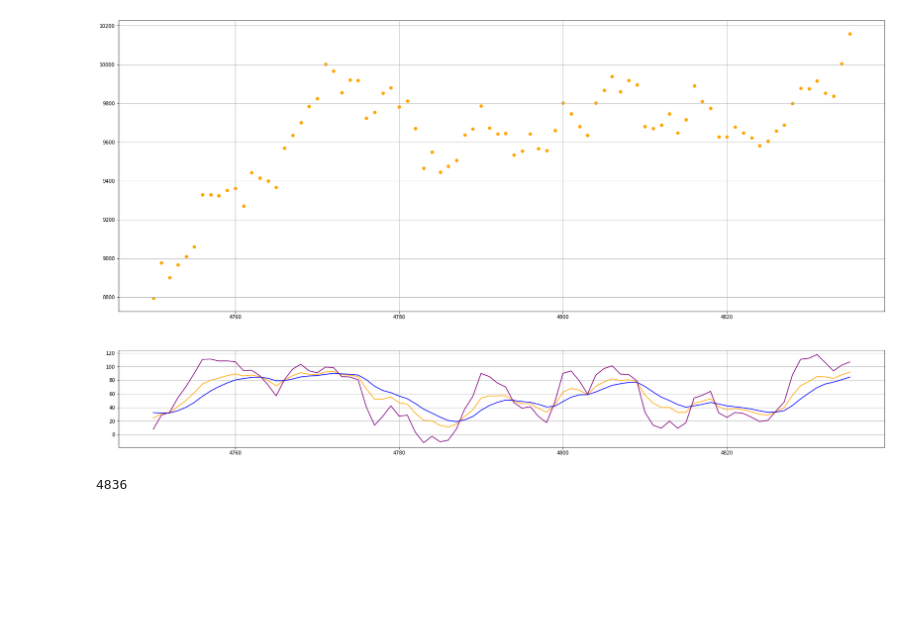
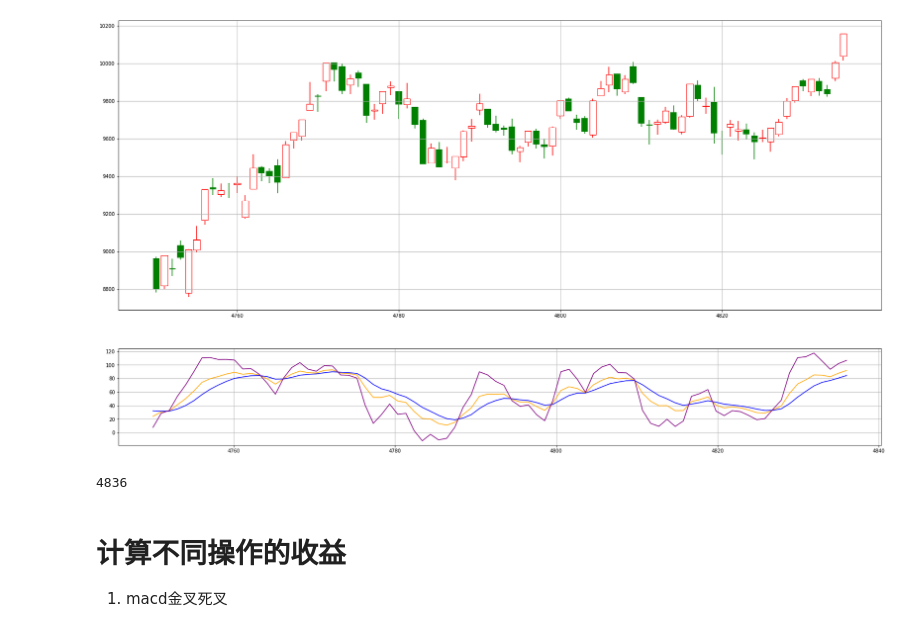
Before and after one commit to JohnCrash/stock, a Jupyter notebook: jupyter/stock-4.ipynb, the cells around one changed output. Drawn from its saved outputs; the diff is of its cells as text; code cells hidden in the pictures; blank space fills up the shorter version.

```diff
--- a/jupyter/stock-4.ipynb
+++ b/jupyter/stock-4.ipynb
@@ -74,6 +74,19 @@ def ma(k,n):
 # %%
 c,kline = loadKline('SZ399001')
 # %%
+"""绘制k线图"""
+def plotK(axs,k,bi,ei):
+    for i in range(bi,ei):
+        if k[i,1]>k[i,4]:
+            c = 'green'
+        else:
+            c = 'red'
+        axs.vlines(i,k[i,3],k[i,2],color=c,zorder=0)
+        if k[i,1]>k[i,4]:
+            axs.broken_barh([(i-0.4,0.8)],(k[i,1],k[i,4]-k[i,1]+1),facecolor=c,zorder=1)
+        else:
+            axs.broken_barh([(i-0.4,0.8)],(k[i,1],k[i,4]-k[i,1]+1),facecolor="white",edgecolor=c,zorder=1)
+
 def showMA(k,ma,bi,ei):
     x = np.linspace(bi,ei,ei-bi+1)
     plt.plot(x,k[bi:ei+1,6],label="ma5",color='red')
@@ -89,22 +102,26 @@ def showKDJ(k,kdj,bi,ei):
     heights = [3,1]
     gs_kw = dict(width_ratios=widths, height_ratios=heights)
     fig, axs = plt.subplots(2, 1, figsize=(28, 16),gridspec_kw = gs_kw)
-    x = np.linspace(bi,ei,ei-bi+1)
+    x = np.linspace(bi,ei,ei-bi)
 
-    axs[0].scatter(x,k[bi:ei+1,4],label="kline",color='orange')
+    plotK(axs[0],k,bi,ei)
+    #axs[0].scatter(x,k[bi:ei+1,4],label="kline",color='orange')
     axs[0].grid(True)
 
-    axs[1].plot(x,kdj[bi:ei+1,0],label="K",color='orange')
-    axs[1].plot(x,kdj[bi:ei+1,1],label="D",color='blue')
-    axs[1].plot(x,kdj[bi:ei+1,2],label="J",color='purple')
+    axs[1].plot(x,kdj[bi:ei,0],label="K",color='orange')
+    axs[1].plot(x,kdj[bi:ei,1],label="D",color='blue')
+    axs[1].plot(x,kdj[bi:ei,2],label="J",color='purple')
     axs[1].grid(True)
     plt.show()
 # %%
 kdJ = kdj(kline,9)
-showKDJ(kline,kdJ,4750,4835)
+showKDJ(kline,kdJ,4750,4836)
 # %% [output]
-[figure, old version]
+[figure, new version]
 # %%
 len(kline)
 # %% [output]
 4836
+# %% [markdown]
+# 计算不同操作的收益
+1. macd金叉死叉
```
